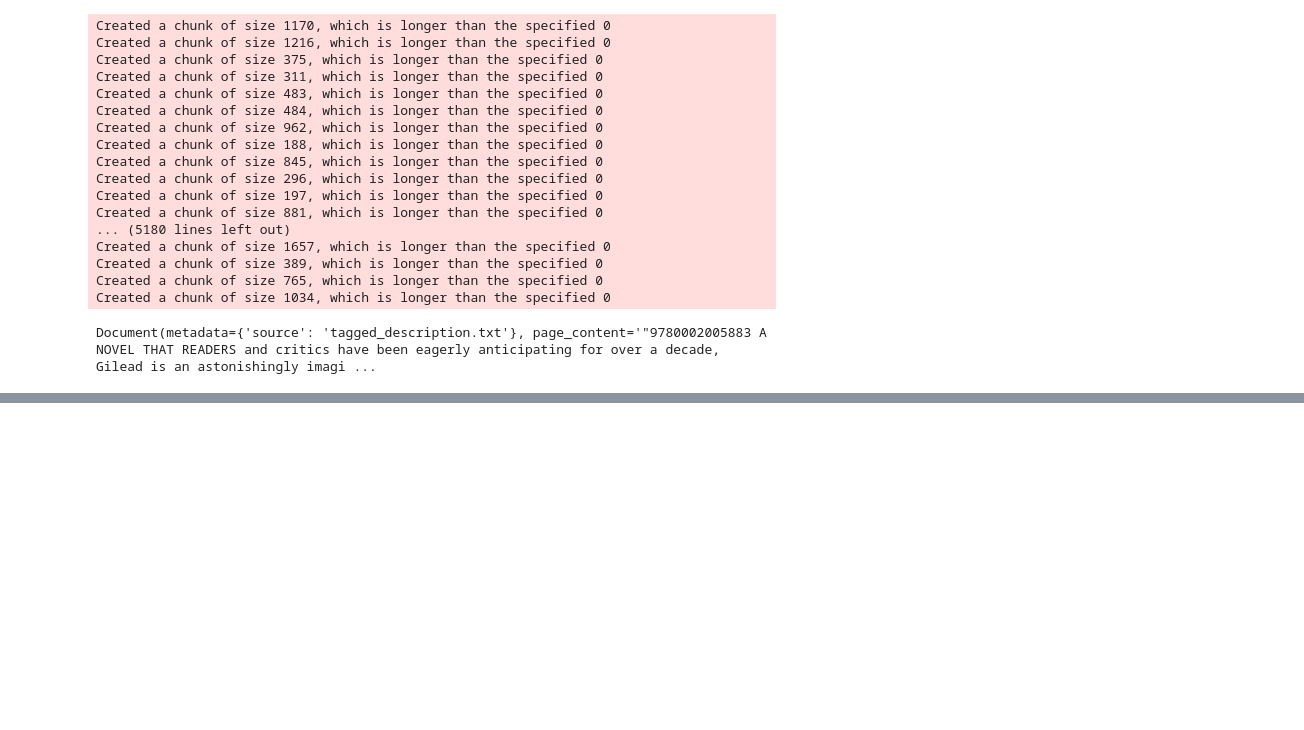
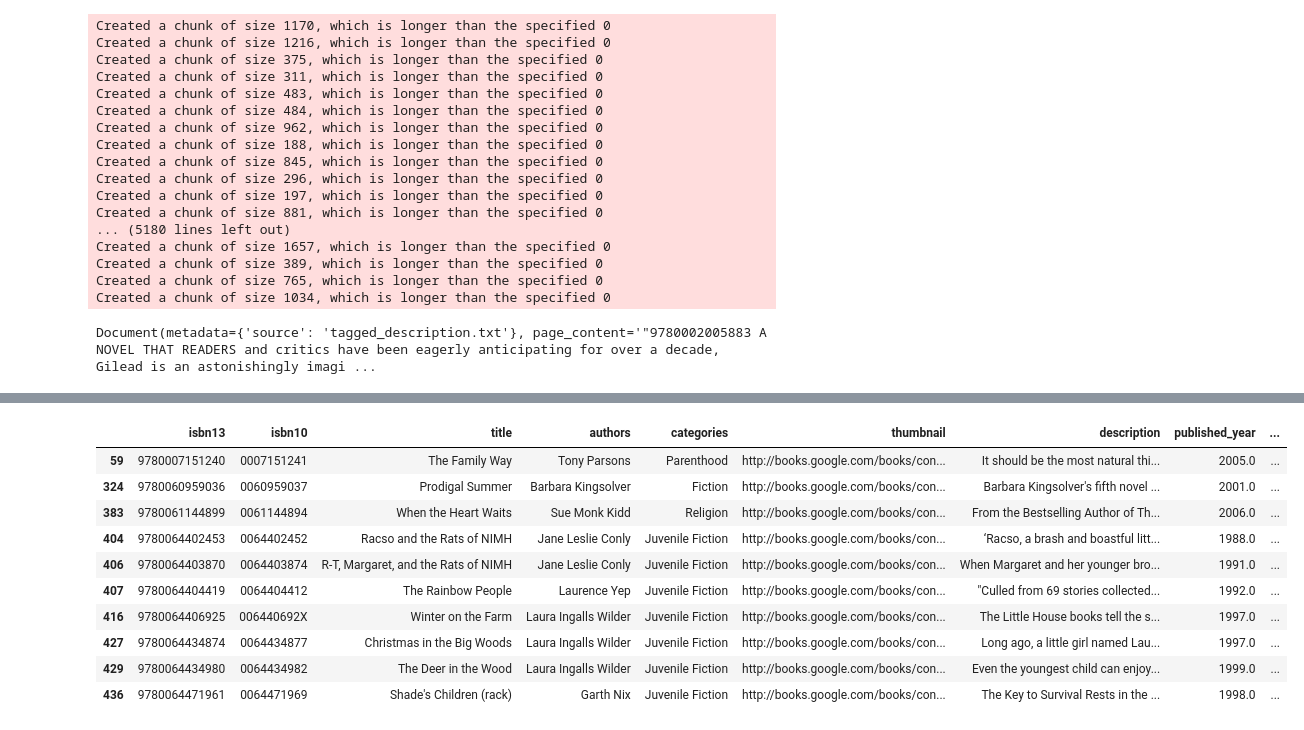
Before and after one commit to Radhakrishnan-sys/llm-book, a Jupyter notebook: vector-search.ipynb, the cells around one changed output, grey strips where cells are left out. Cells and saved outputs as stored; diff of their text form; code cells hidden in the pictures; blank space fills up the shorter version.

```diff
--- a/vector-search.ipynb
+++ b/vector-search.ipynb
@@ -88,0 +85,4 @@ Xet Storage is enabled for this repo, but the 'hf_xet' package is not installed.
+# %%
+query= "A book to teach children about nature"
+docs= db_books.similarity_search(query, k=10)
+docs
@@ -88,0 +100,28 @@ Xet Storage is enabled for this repo, but the 'hf_xet' package is not installed.
+# %%
+def retrieve_semantic_recommendations(
+        query: str,
+        top_k: int=10,
+
+) -> pd.DataFrame:
+    recs=db_books.similarity_search(query, k=50)
+
+    books_list =[]
+
+    for i in range(0, len(recs)):
+        books_list+= [int(recs[i].page_content.strip('"').split()[0])]
+
+    return books[books["isbn13"].isin(books_list)].head(top_k)
+# %%
+retrieve_semantic_recommendations("A book to teach children about nature")
+# %% [output]
+|  | isbn13 | isbn10 | title | authors | categories | thumbnail | description | published_year | ... |
+| 59 | 9780007151240 | 0007151241 | The Family Way | Tony Parsons | Parenthood | http://books.google.com/books/con... | It should be the most natural thi... | 2005.0 | ... |
+| 324 | 9780060959036 | 0060959037 | Prodigal Summer | Barbara Kingsolver | Fiction | http://books.google.com/books/con... | Barbara Kingsolver's fifth novel ... | 2001.0 | ... |
+| 383 | 9780061144899 | 0061144894 | When the Heart Waits | Sue Monk Kidd | Religion | http://books.google.com/books/con... | From the Bestselling Author of Th... | 2006.0 | ... |
+| 404 | 9780064402453 | 0064402452 | Racso and the Rats of NIMH | Jane Leslie Conly | Juvenile Fiction | http://books.google.com/books/con... | ‘Racso, a brash and boastful litt... | 1988.0 | ... |
+| 406 | 9780064403870 | 0064403874 | R-T, Margaret, and the Rats of NIMH | Jane Leslie Conly | Juvenile Fiction | http://books.google.com/books/con... | When Margaret and her younger bro... | 1991.0 | ... |
+| 407 | 9780064404419 | 0064404412 | The Rainbow People | Laurence Yep | Juvenile Fiction | http://books.google.com/books/con... | "Culled from 69 stories collected... | 1992.0 | ... |
+| 416 | 9780064406925 | 006440692X | Winter on the Farm | Laura Ingalls Wilder | Juvenile Fiction | http://books.google.com/books/con... | The Little House books tell the s... | 1997.0 | ... |
+| 427 | 9780064434874 | 0064434877 | Christmas in the Big Woods | Laura Ingalls Wilder | Juvenile Fiction | http://books.google.com/books/con... | Long ago, a little girl named Lau... | 1997.0 | ... |
+| 429 | 9780064434980 | 0064434982 | The Deer in the Wood | Laura Ingalls Wilder | Juvenile Fiction | http://books.google.com/books/con... | Even the youngest child can enjoy... | 1999.0 | ... |
+| 436 | 9780064471961 | 0064471969 | Shade's Children (rack) | Garth Nix | Juvenile Fiction | http://books.google.com/books/con... | The Key to Survival Rests in the ... | 1998.0 | ... |
```
Also changed, not shown: parts of 2 cells of this notebook, 13 other files.
